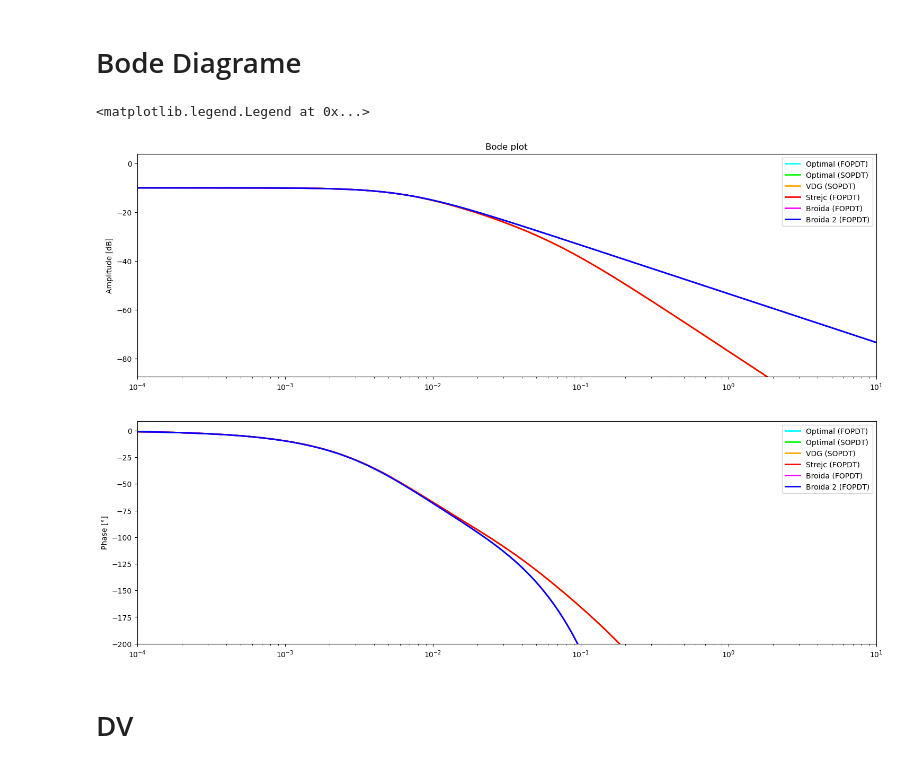
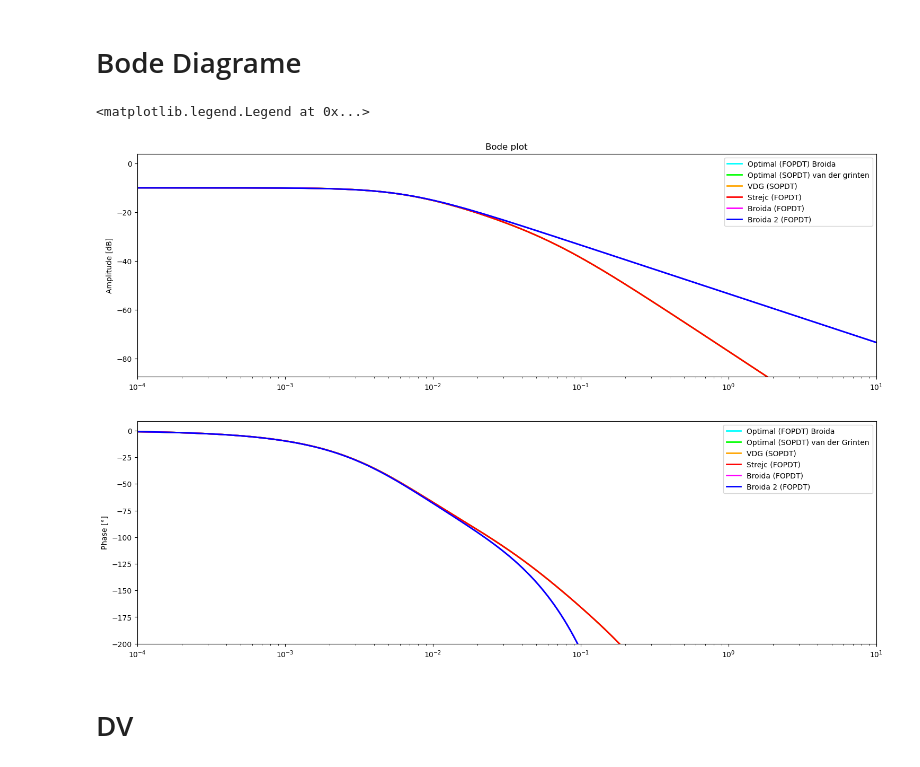
Before and after one commit to theoGstr/Labo3_Control_Theory, a Jupyter notebook: Simulation_OLP.ipynb, the cells around one changed output. Saved outputs shown, nothing was run; the diff lists cells and outputs as text; code cells hidden in the pictures.

```diff
--- a/Simulation_OLP.ipynb
+++ b/Simulation_OLP.ipynb
@@ -260,38 +260,38 @@ Ps_FOPDTBR     = Bode(P_FOPDTBR,     omega, False)
 Ps_FOPDTBR2    = Bode(P_FOPDTBR2,    omega, False)
 
 plt.figure(figsize=(18, 12))
 
 plt.subplot(2, 1, 1)
 gain_min = np.min(20*np.log10(np.abs(Ps_FOPDTOPT)/5))
 gain_max = np.max(20*np.log10(np.abs(Ps_FOPDTOPT)*5))
-plt.semilogx(omega, 20*np.log10(np.abs(Ps_FOPDTOPT)),    'cyan',    linewidth=2, label='Optimal (FOPDT)')
-plt.semilogx(omega, 20*np.log10(np.abs(Ps_SOPDTOPT)),    'lime',    linewidth=2, label='Optimal (SOPDT)')
+plt.semilogx(omega, 20*np.log10(np.abs(Ps_FOPDTOPT)),    'cyan',    linewidth=2, label='Optimal (FOPDT) Broida')
+plt.semilogx(omega, 20*np.log10(np.abs(Ps_SOPDTOPT)),    'lime',    linewidth=2, label='Optimal (SOPDT) van der grinten')
 plt.semilogx(omega, 20*np.log10(np.abs(Ps_SOPDTVDG)),    'orange',  linewidth=2, label='VDG (SOPDT)')
 plt.semilogx(omega, 20*np.log10(np.abs(Ps_FOPDTStrejc)), 'red',     linewidth=2, label='Strejc (FOPDT)')
 plt.semilogx(omega, 20*np.log10(np.abs(Ps_FOPDTBR)),     'magenta', linewidth=2, label='Broida (FOPDT)')
 plt.semilogx(omega, 20*np.log10(np.abs(Ps_FOPDTBR2)),    'blue',    linewidth=2, label='Broida 2 (FOPDT)')
 plt.xlim([np.min(omega), np.max(omega)])
 plt.ylim([gain_min, gain_max])
 plt.ylabel('Amplitude [dB]')
 plt.title('Bode plot')
 plt.legend(loc='best')
 
 plt.subplot(2, 1, 2)
 ph_min = np.min((180/np.pi)*np.unwrap(np.angle(Ps_FOPDTOPT))) - 10
 ph_max = np.max((180/np.pi)*np.unwrap(np.angle(Ps_FOPDTOPT))) + 10
-plt.semilogx(omega, (180/np.pi)*np.unwrap(np.angle(Ps_FOPDTOPT)),    'cyan',    linewidth=2, label='Optimal (FOPDT)')
-plt.semilogx(omega, (180/np.pi)*np.unwrap(np.angle(Ps_SOPDTOPT)),    'lime',    linewidth=2, label='Optimal (SOPDT)')
+plt.semilogx(omega, (180/np.pi)*np.unwrap(np.angle(Ps_FOPDTOPT)),    'cyan',    linewidth=2, label='Optimal (FOPDT) Broida')
+plt.semilogx(omega, (180/np.pi)*np.unwrap(np.angle(Ps_SOPDTOPT)),    'lime',    linewidth=2, label='Optimal (SOPDT) van der Grinten')
 plt.semilogx(omega, (180/np.pi)*np.unwrap(np.angle(Ps_SOPDTVDG)),    'orange',  linewidth=2, label='VDG (SOPDT)')
 plt.semilogx(omega, (180/np.pi)*np.unwrap(np.angle(Ps_FOPDTStrejc)), 'red',     linewidth=2, label='Strejc (FOPDT)')
 plt.semilogx(omega, (180/np.pi)*np.unwrap(np.angle(Ps_FOPDTBR)),     'magenta', linewidth=2, label='Broida (FOPDT)')
 plt.semilogx(omega, (180/np.pi)*np.unwrap(np.angle(Ps_FOPDTBR2)),    'blue',    linewidth=2, label='Broida 2 (FOPDT)')
 plt.xlim([np.min(omega), np.max(omega)])
 plt.ylim([np.max([ph_min, -200]), ph_max])
 plt.ylabel('Phase [°]')
 plt.legend(loc='best')
 # %% [output]
 <matplotlib.legend.Legend at 0x...>
-[figure, old version]
+[figure, new version]
 # %% [markdown]
 # DV
 # %%
```
Also changed, not shown: parts of 2 cells of this notebook, 1 other file.
